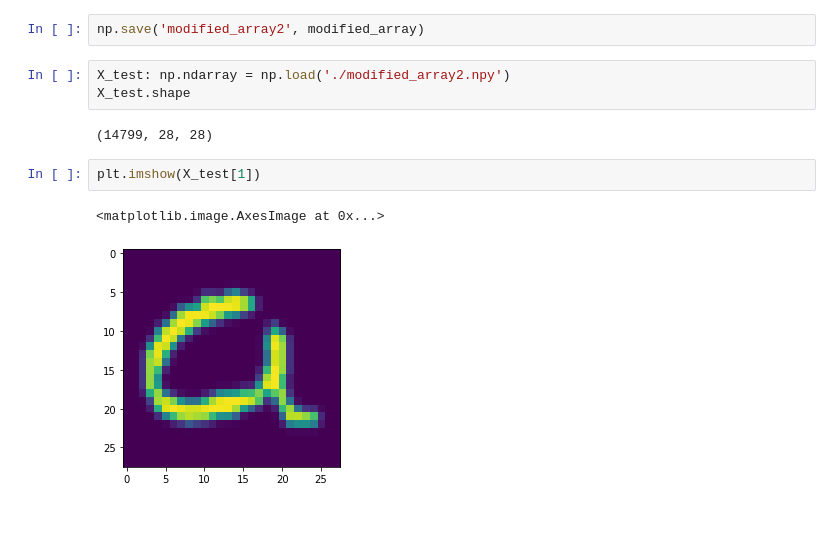
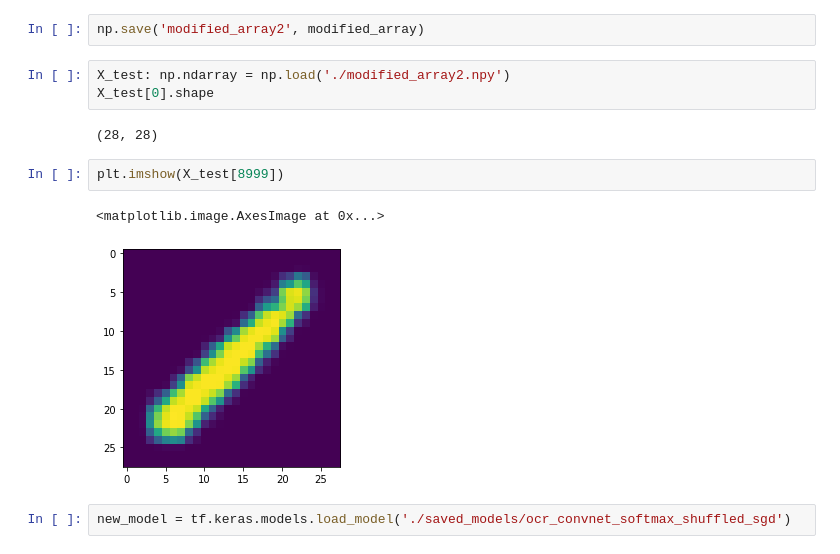
Before and after one commit to NotShrirang/MyOCR, a Jupyter notebook: myocr.ipynb, the cells around one changed output. Saved outputs shown, nothing was run; the diff lists cells and outputs as text; blank space fills up the shorter version.

```diff
--- a/myocr.ipynb
+++ b/myocr.ipynb
@@ -189,11 +229,13 @@ modified_array = np.array(modified_data)
 np.save('modified_array2', modified_array)
 # %%
 X_test: np.ndarray = np.load('./modified_array2.npy')
-X_test.shape
+X_test[0].shape
 # %% [output]
-(14799, 28, 28)
+(28, 28)
 # %%
-plt.imshow(X_test[1])
+plt.imshow(X_test[8999])
 # %% [output]
 <matplotlib.image.AxesImage at 0x...>
-[figure, old version]
+[figure, new version]
+# %%
+new_model = tf.keras.models.load_model('./saved_models/ocr_convnet_softmax_shuffled_sgd')
```
Also changed, not shown: parts of 27 cells of this notebook.
